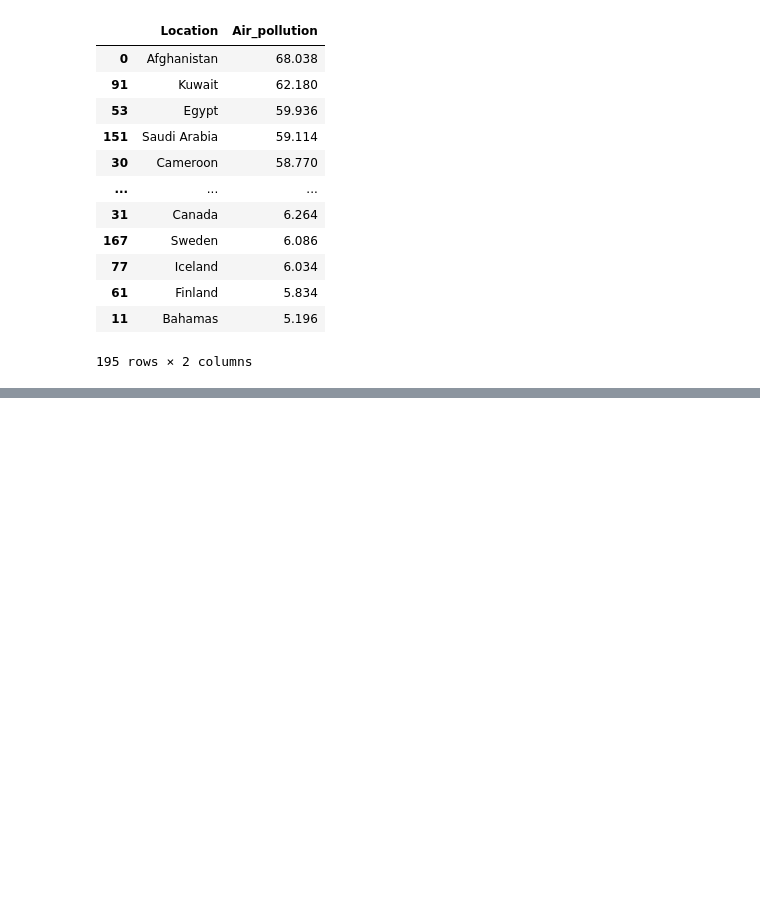
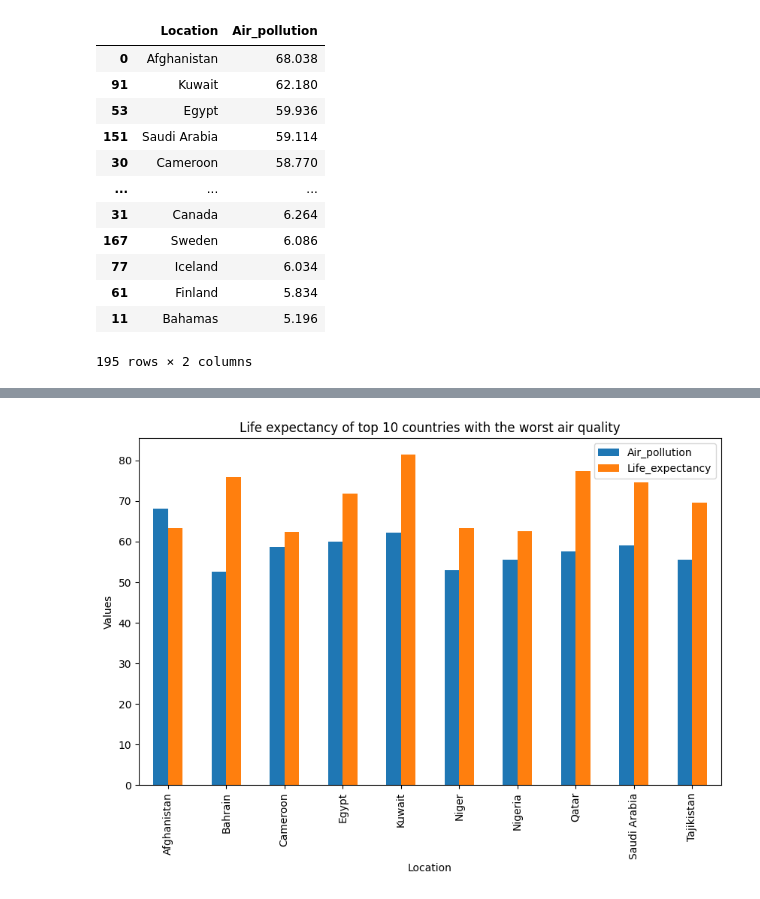
Before and after one commit to sinjoo83/Bank-project, a Jupyter notebook: Air_pollution.ipynb, the cells around one changed output, grey strips where cells are left out. Drawn from its saved outputs; the diff is of its cells as text; code cells hidden in the pictures; blank space fills up the shorter version.

```diff
--- a/Air_pollution.ipynb
+++ b/Air_pollution.ipynb
@@ -268,0 +266,2 @@ SyntaxError: ignored
+# %%
+combined_df=pd.read_csv("combined_life_air.csv")
@@ -268,0 +288,4 @@ SyntaxError: ignored
+# %%
+combined_df_top_10=combined_df[combined_df["Air_pollution"]>51]
+combined_df_worst_air_10=combined_df_top_10.sort_values(by=["Air_pollution"],ascending=False)
+combined_df_worst_air_10
@@ -268,0 +304,16 @@ SyntaxError: ignored
+# %%
+# Create a pivot table with multi-level index
+pivot_df =combined_df_worst_air_10.pivot_table(index=['Location'], values=['Life_expectancy', 'Air_pollution'])
+
+# Plot the bar chart
+pivot_df.plot(kind='bar', figsize=(10, 6))
+
+# Set plot title and labels
+plt.title('Life expectancy of top 10 countries with the worst air quality')
+plt.xlabel('Location')
+plt.ylabel('Values')
+
+# Show the plot
+plt.show()
+# %% [output]
+[figure, added]
```
Also changed, not shown: parts of 8 cells of this notebook.
